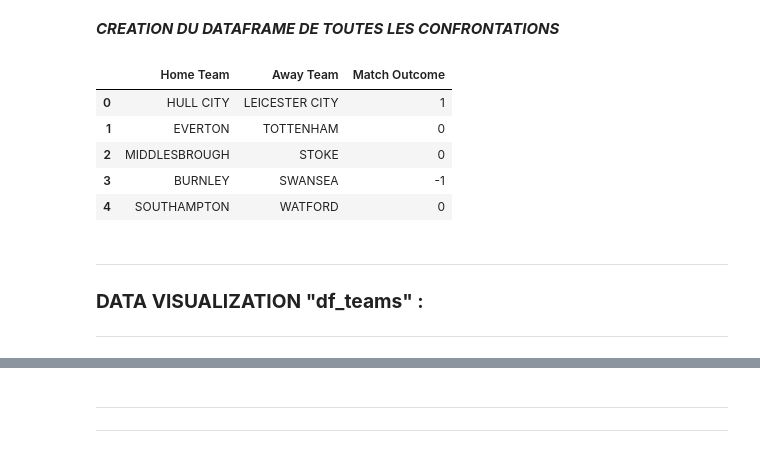
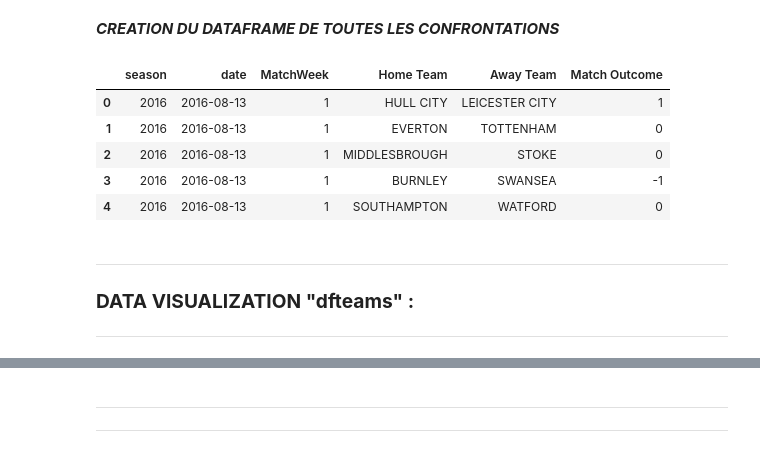
Before and after one commit to SamSamV/Predictions_Match_Outcome, a Jupyter notebook: toma.ipynb, the cells around one changed output, grey strips where cells are left out. Saved outputs shown, nothing was run; the diff lists cells and outputs as text; code cells hidden in the pictures.

```diff
--- a/toma.ipynb
+++ b/toma.ipynb
@@ -212,21 +216,21 @@ def get_L3M(df, team, date, match_id, feature):
             f_score -= row[feature] # (on fait bien - pour inverser les -1 des victoires à l'extérieur) ou la score difference
     return f_score/3
 # %%
-featuresL3M = ["Goals Scored", "Goals Conceeded", "xG", "NSxG", "TotShots",
-                "RedC", "Importance"]
-fL3M = ["Match Outcome", "Score Difference"]
+# featuresL3M = ["Goals Scored", "Goals Conceeded", "xG", "NSxG", "TotShots",
+#                 "RedC", "Importance"]
+# fL3M = ["Match Outcome", "Score Difference"]
 
-# on applque les fonctions à tous les features
+# # on applque les fonctions à tous les features
 
-for feature in featuresL3M:
-    df["HT " + feature + " L3M"] = df.apply(lambda x: get_HA_L3M(df, x['Home Team'], x['date'], x.name, feature), axis=1)
-    df["AT " + feature + " L3M"] = df.apply(lambda x: get_HA_L3M(df, x['Away Team'], x['date'], x.name, feature), axis=1)
-for feature in fL3M:
-    df["HT " + feature + " L3M"] = df.apply(lambda x: get_L3M(df, x['Home Team'], x['date'], x.name, feature), axis=1)
-    df["AT " + feature + " L3M"] = df.apply(lambda x: get_L3M(df, x['Away Team'], x['date'], x.name, feature), axis=1)
+# for feature in featuresL3M:
+#     df["HT " + feature + " L3M"] = df.apply(lambda x: get_HA_L3M(df, x['Home Team'], x['date'], x.name, feature), axis=1)
+#     df["AT " + feature + " L3M"] = df.apply(lambda x: get_HA_L3M(df, x['Away Team'], x['date'], x.name, feature), axis=1)
+# for feature in fL3M:
+#     df["HT " + feature + " L3M"] = df.apply(lambda x: get_L3M(df, x['Home Team'], x['date'], x.name, feature), axis=1)
+#     df["AT " + feature + " L3M"] = df.apply(lambda x: get_L3M(df, x['Away Team'], x['date'], x.name, feature), axis=1)
 
 
-########################################################
-# ATTENTION 38 SECONDES POUR L'EXECUTION DE LA CELLULE #
-########################################################
+# ########################################################
+# # ATTENTION 38 SECONDES POUR L'EXECUTION DE LA CELLULE #
+# ########################################################
 # %%
@@ -355,16 +348,16 @@ for team in df_matches["Home Team"].unique(): # on boucle sur chaque équipe uni
 # %% [markdown]
 ***CREATION DU DATAFRAME DE TOUTES LES CONFRONTATIONS***
 # %%
-matchs = df[["Home Team","Away Team", "Match Outcome"]]
+matchs = df[["season","date",'MatchWeek',"Home Team","Away Team", "Match Outcome"]]
 matchs.head()
 # %% [output]
-|  | Home Team | Away Team | Match Outcome |
-| 0 | HULL CITY | LEICESTER CITY | 1 |
-| 1 | EVERTON | TOTTENHAM | 0 |
-| 2 | MIDDLESBROUGH | STOKE | 0 |
-| 3 | BURNLEY | SWANSEA | -1 |
-| 4 | SOUTHAMPTON | WATFORD | 0 |
+|  | season | date | MatchWeek | Home Team | Away Team | Match Outcome |
+| 0 | 2016 | 2016-08-13 | 1 | HULL CITY | LEICESTER CITY | 1 |
+| 1 | 2016 | 2016-08-13 | 1 | EVERTON | TOTTENHAM | 0 |
+| 2 | 2016 | 2016-08-13 | 1 | MIDDLESBROUGH | STOKE | 0 |
+| 3 | 2016 | 2016-08-13 | 1 | BURNLEY | SWANSEA | -1 |
+| 4 | 2016 | 2016-08-13 | 1 | SOUTHAMPTON | WATFORD | 0 |
 # %% [markdown]
 ***
-### **DATA VISUALIZATION "df_teams" :** ###
+### **DATA VISUALIZATION "dfteams" :** ###
 ***
```
Also changed, not shown: parts of 53 cells of this notebook, 2 other files.
